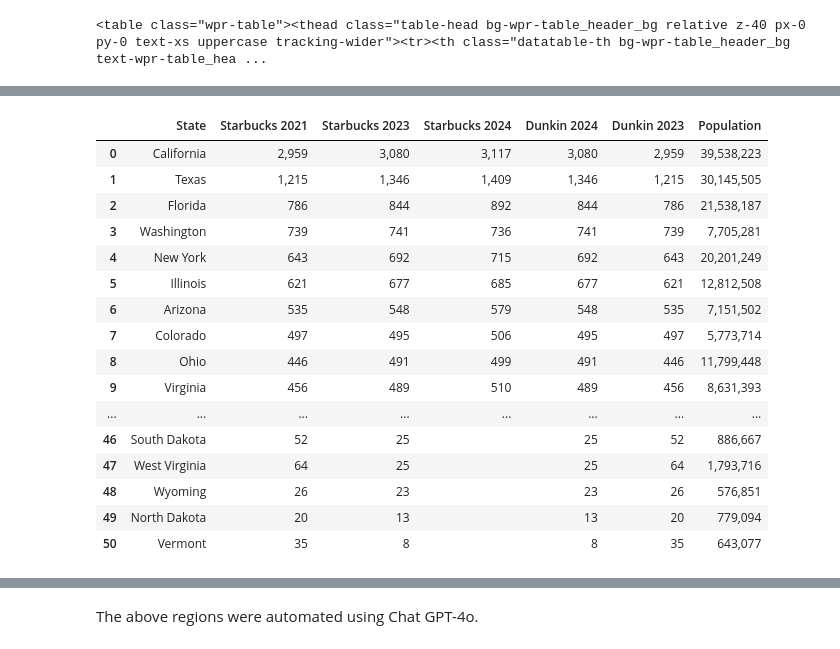
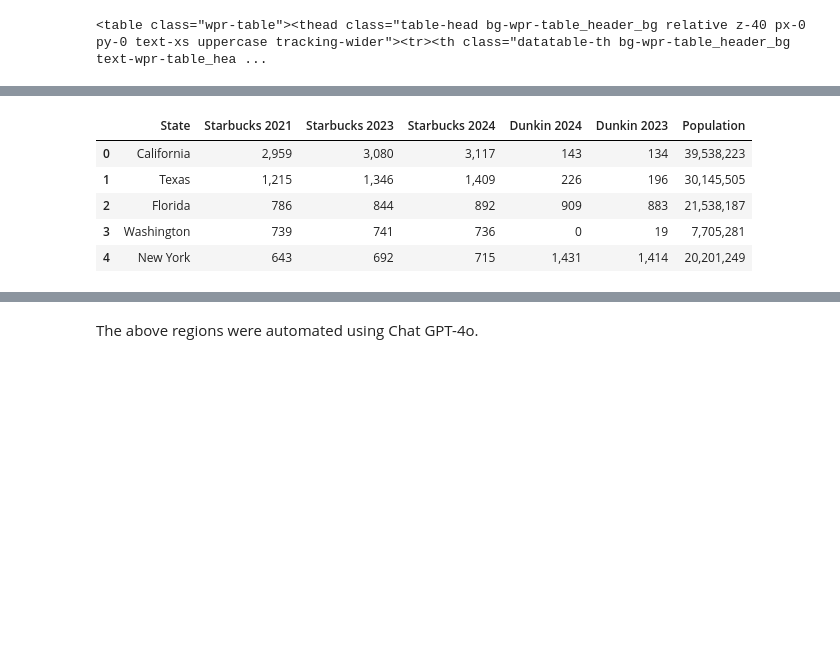
Before and after one commit to wkapner/GSB_544, a Jupyter notebook: Labs/Lab4.ipynb, the cells around one changed output, grey strips where cells are left out. Saved outputs shown, nothing was run; the diff lists cells and outputs as text; code cells hidden in the pictures; blank space fills up the shorter version.

```diff
--- a/Labs/Lab4.ipynb
+++ b/Labs/Lab4.ipynb
@@ -76,5 +56,5 @@ newstructure
 # %% [markdown]
 ## Dunkin Table
 # %%
-response1 = requests.get("https://worldpopulationreview.com/state-rankings/starbucks-stores-by-state")
-response1
+response1 = requests.get("https://worldpopulationreview.com/state-rankings/dunkin-donuts-by-state")
+#response1
@@ -97,7 +70,7 @@ table1
 state = []
 dunk2024 = []
 dunk2023 = []
-for stores in table.find_all('tr')[1:]:
+for stores in table1.find_all('tr')[1:]:
     state.append(stores.find("th").get_text(strip = False))
     dunk2024.append(stores.find_all("td")[0].get_text(strip = False))
     dunk2023.append(stores.find_all("td")[1].get_text(strip = False))
@@ -108,6 +81,6 @@ newstructure1 = pd.DataFrame({
     'Dunkin 2024': dunk2024,
     'Dunkin 2023': dunk2023
     })
-newstructure1
+newstructure1.head()
 # %% [output]
 |  | State | Dunkin 2024 | Dunkin 2023 |
@@ -177,35 +103,24 @@ tables
 # %%
 state = []
 population = []
 for per in tables.find_all('tr')[1:]:
     state.append(per.find_all("td")[2].get_text(strip = True))
     population.append(per.find_all("td")[3].get_text(strip = True))
 
 
 
 census = pd.DataFrame({
     'State': state,
     'Population': population})
 coffee2 = coffee.merge(census, on = "State", how="inner")
-coffee2
+coffee2.head()
 # %% [output]
 |  | State | Starbucks 2021 | Starbucks 2023 | Starbucks 2024 | Dunkin 2024 | Dunkin 2023 | Population |
-| 0 | California | 2,959 | 3,080 | 3,117 | 3,080 | 2,959 | 39,538,223 |
-| 1 | Texas | 1,215 | 1,346 | 1,409 | 1,346 | 1,215 | 30,145,505 |
-| 2 | Florida | 786 | 844 | 892 | 844 | 786 | 21,538,187 |
-| 3 | Washington | 739 | 741 | 736 | 741 | 739 | 7,705,281 |
-| 4 | New York | 643 | 692 | 715 | 692 | 643 | 20,201,249 |
-| 5 | Illinois | 621 | 677 | 685 | 677 | 621 | 12,812,508 |
-| 6 | Arizona | 535 | 548 | 579 | 548 | 535 | 7,151,502 |
-| 7 | Colorado | 497 | 495 | 506 | 495 | 497 | 5,773,714 |
-| 8 | Ohio | 446 | 491 | 499 | 491 | 446 | 11,799,448 |
-| 9 | Virginia | 456 | 489 | 510 | 489 | 456 | 8,631,393 |
-| ... | ... | ... | ... | ... | ... | ... | ... |
-| 46 | South Dakota | 52 | 25 |  | 25 | 52 | 886,667 |
-| 47 | West Virginia | 64 | 25 |  | 25 | 64 | 1,793,716 |
-| 48 | Wyoming | 26 | 23 |  | 23 | 26 | 576,851 |
-| 49 | North Dakota | 20 | 13 |  | 13 | 20 | 779,094 |
-| 50 | Vermont | 35 | 8 |  | 8 | 35 | 643,077 |
+| 0 | California | 2,959 | 3,080 | 3,117 | 143 | 134 | 39,538,223 |
+| 1 | Texas | 1,215 | 1,346 | 1,409 | 226 | 196 | 30,145,505 |
+| 2 | Florida | 786 | 844 | 892 | 909 | 883 | 21,538,187 |
+| 3 | Washington | 739 | 741 | 736 | 0 | 19 | 7,705,281 |
+| 4 | New York | 643 | 692 | 715 | 1,431 | 1,414 | 20,201,249 |
 # %%
 # Adding Stock Prices
 coffee2['Dunkin Stock Price'] = 106.48
```
Also changed, not shown: parts of 31 cells of this notebook, 2 other files.
